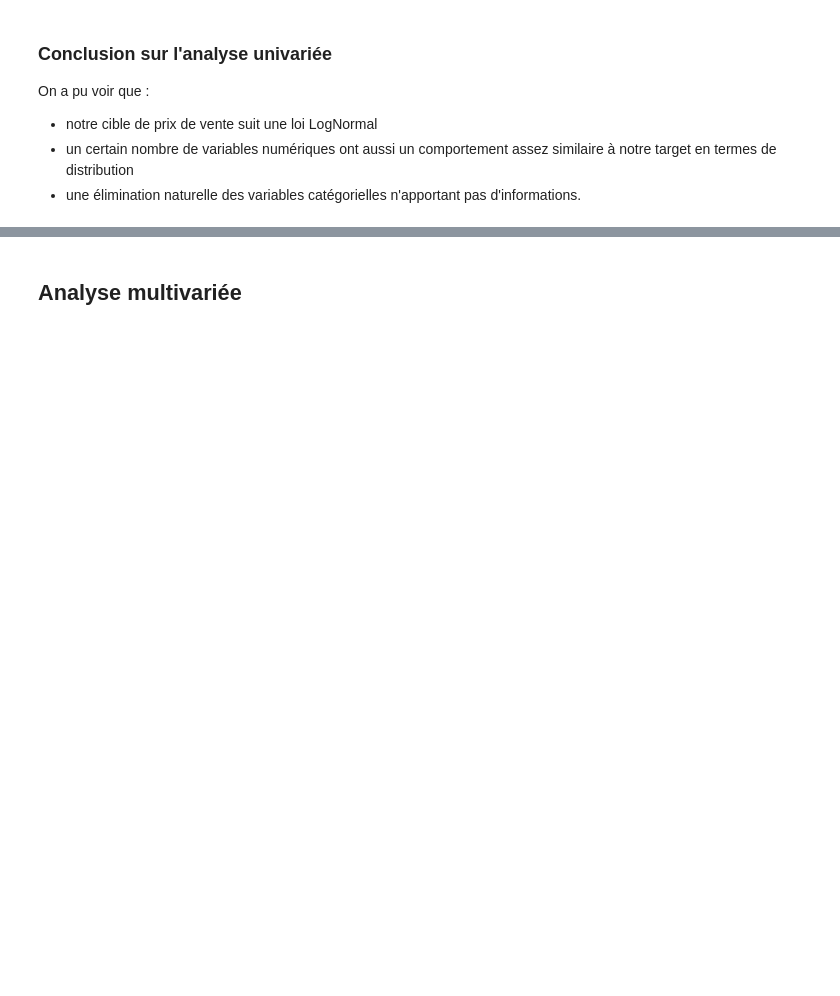
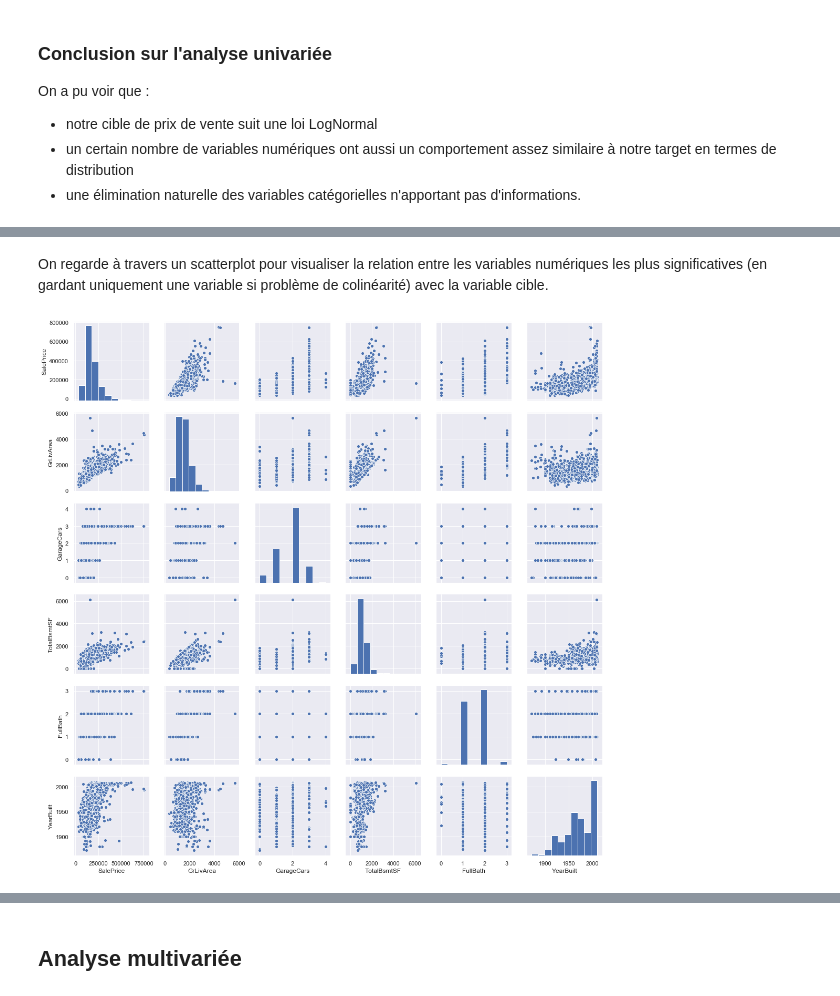
Before and after one commit to anthonymoisan/DeepLearningPredictHousePrices, a Jupyter notebook: src/project_house_prices.ipynb, the cells around one changed output, grey strips where cells are left out. Drawn from its saved outputs; the diff is of its cells as text; code cells hidden in the pictures; blank space fills up the shorter version.

```diff
--- a/src/project_house_prices.ipynb
+++ b/src/project_house_prices.ipynb
@@ -806,0 +730,9 @@ La target est sensible :
+# %% [markdown]
+On regarde à travers un scatterplot pour visualiser la relation entre les variables numériques les plus significatives (en gardant uniquement une variable si problème de colinéarité) avec la variable cible.
+# %%
+sns.set()
+cols = ['SalePrice', 'GrLivArea', 'GarageCars', 'TotalBsmtSF', 'FullBath', 'YearBuilt']
+sns.pairplot(df[cols], height = 2.5)
+plt.show();
+# %% [output]
+[figure, added]
```
Also changed, not shown: parts of 64 cells of this notebook.
